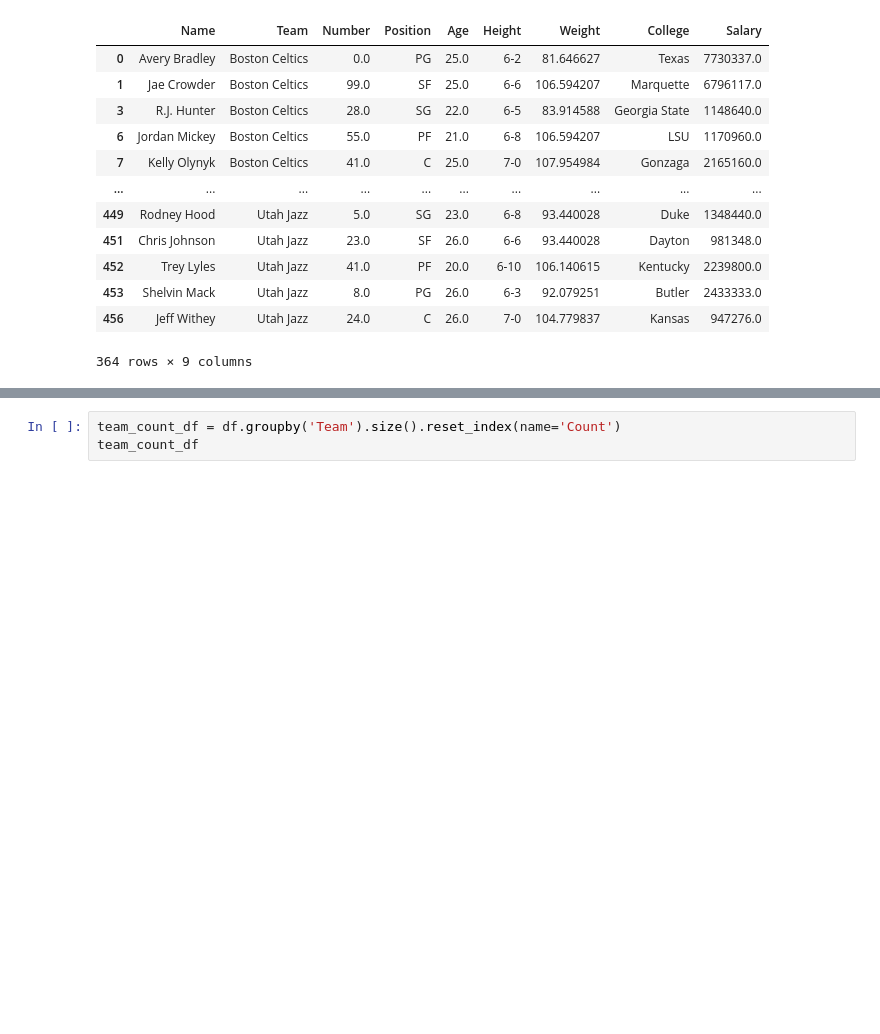
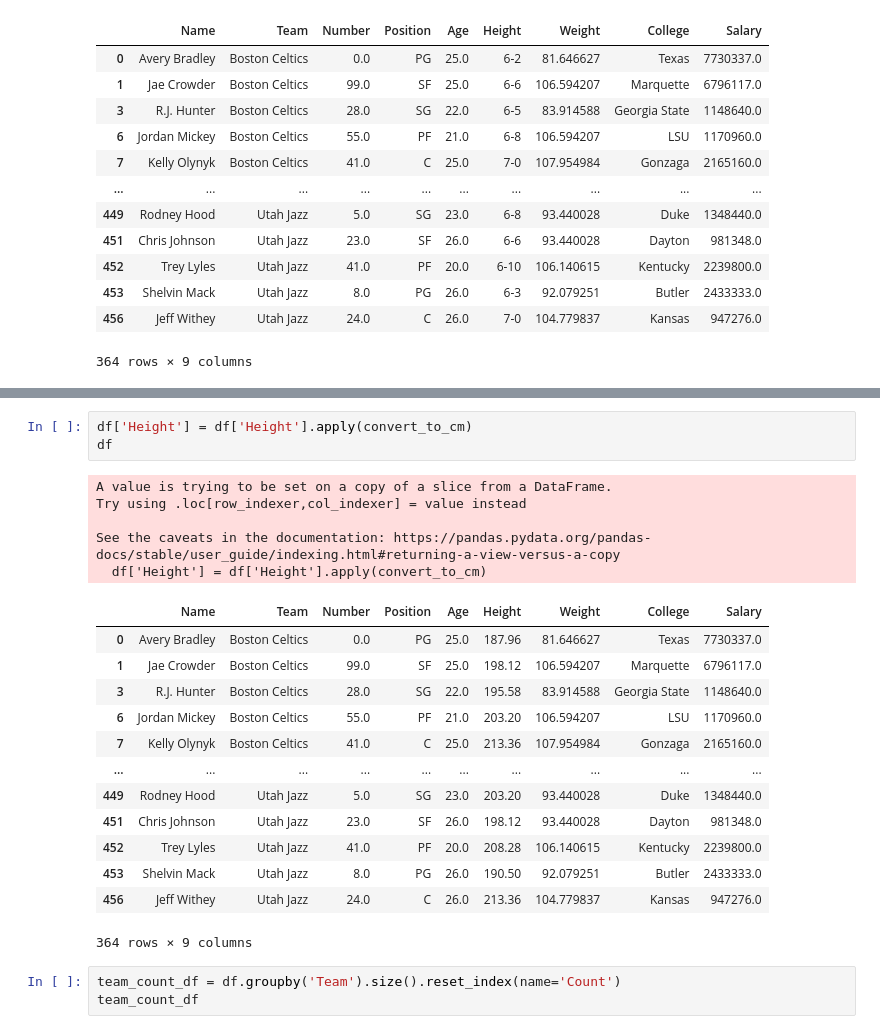
Before and after one commit to olesuv/homeworks-labs, a Jupyter notebook: machine-learning-tools/lab-2.ipynb, the cells around one changed output, grey strips where cells are left out. Drawn from its saved outputs; the diff is of its cells as text; blank space fills up the shorter version.

```diff
--- a/machine-learning-tools/lab-2.ipynb
+++ b/machine-learning-tools/lab-2.ipynb
@@ -218,3 +201,25 @@ See the caveats in the documentation: https://pandas.pydata.org/pandas-docs/stab
+# %%
+df['Height'] = df['Height'].apply(convert_to_cm)
+df
+# %% [output]
+A value is trying to be set on a copy of a slice from a DataFrame.
+Try using .loc[row_indexer,col_indexer] = value instead
+
+See the caveats in the documentation: https://pandas.pydata.org/pandas-docs/stable/user_guide/indexing.html#returning-a-view-versus-a-copy
+  df['Height'] = df['Height'].apply(convert_to_cm)
+|  | Name | Team | Number | Position | Age | Height | Weight | College | Salary |
+| 0 | Avery Bradley | Boston Celtics | 0.0 | PG | 25.0 | 187.96 | 81.646627 | Texas | 7730337.0 |
+| 1 | Jae Crowder | Boston Celtics | 99.0 | SF | 25.0 | 198.12 | 106.594207 | Marquette | 6796117.0 |
+| 3 | R.J. Hunter | Boston Celtics | 28.0 | SG | 22.0 | 195.58 | 83.914588 | Georgia State | 1148640.0 |
+| 6 | Jordan Mickey | Boston Celtics | 55.0 | PF | 21.0 | 203.20 | 106.594207 | LSU | 1170960.0 |
+| 7 | Kelly Olynyk | Boston Celtics | 41.0 | C | 25.0 | 213.36 | 107.954984 | Gonzaga | 2165160.0 |
+| ... | ... | ... | ... | ... | ... | ... | ... | ... | ... |
+| 449 | Rodney Hood | Utah Jazz | 5.0 | SG | 23.0 | 203.20 | 93.440028 | Duke | 1348440.0 |
+| 451 | Chris Johnson | Utah Jazz | 23.0 | SF | 26.0 | 198.12 | 93.440028 | Dayton | 981348.0 |
+| 452 | Trey Lyles | Utah Jazz | 41.0 | PF | 20.0 | 208.28 | 106.140615 | Kentucky | 2239800.0 |
+| 453 | Shelvin Mack | Utah Jazz | 8.0 | PG | 26.0 | 190.50 | 92.079251 | Butler | 2433333.0 |
+| 456 | Jeff Withey | Utah Jazz | 24.0 | C | 26.0 | 213.36 | 104.779837 | Kansas | 947276.0 |
+364 rows × 9 columns
 # %%
 team_count_df = df.groupby('Team').size().reset_index(name='Count')
 team_count_df
```
Also changed, not shown: parts of 7 cells of this notebook.
